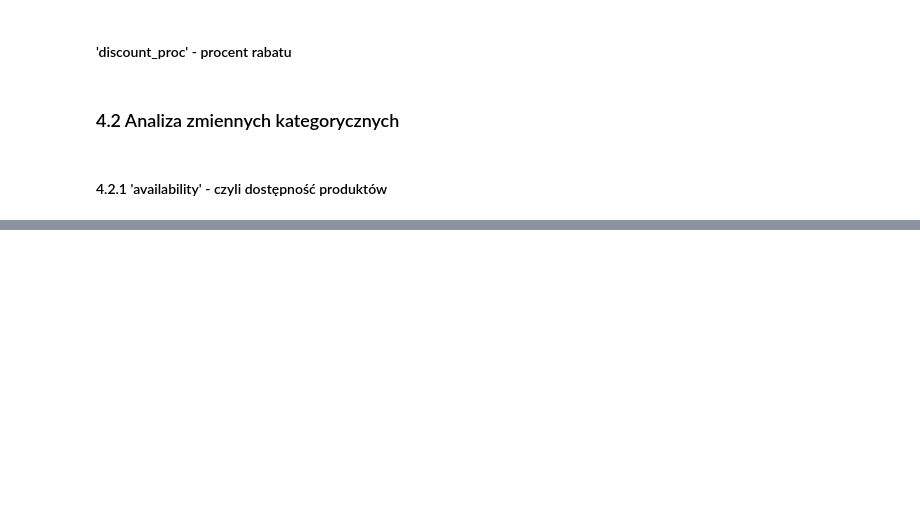
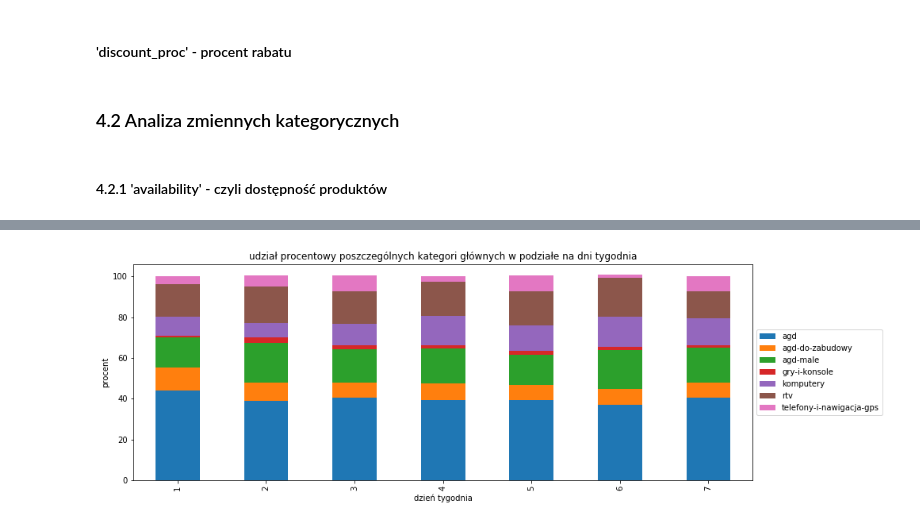
Before and after one commit to grzegorzpokorski/nocna-promocja-euro.com.pl, a Jupyter notebook: data_analysis.ipynb, the cells around one changed output, grey strips where cells are left out. Saved outputs shown, nothing was run; the diff lists cells and outputs as text; code cells hidden in the pictures; blank space fills up the shorter version.

```diff
--- a/data_analysis.ipynb
+++ b/data_analysis.ipynb
@@ -456,0 +449,9 @@ plt.show()
+# %%
+pivot['percent'].plot(kind='bar', stacked=True, figsize=(14,5))
+plt.legend(labels, loc='center left', bbox_to_anchor=(1, 0.5))
+plt.title('udział procentowy poszczególnych kategori głównych w podziałe na dni tygodnia')
+plt.xlabel('dzień tygodnia')
+plt.ylabel('procent')
+plt.show()
+# %% [output]
+[figure, added]
```
Also changed, not shown: parts of 23 cells of this notebook.
